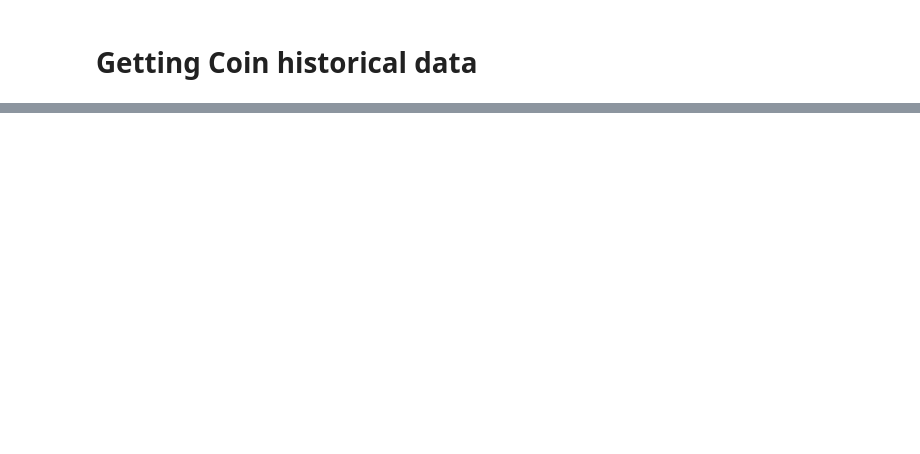
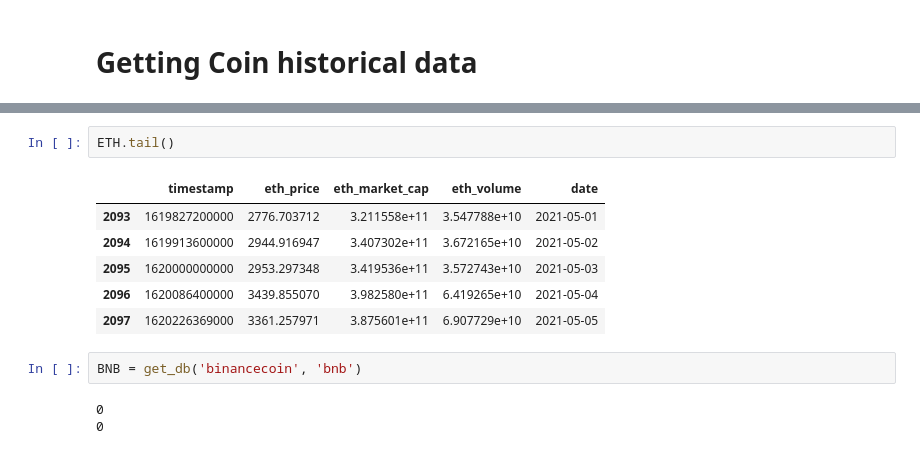
Before and after one commit to ecarlosfonseca/Crypto, a Jupyter notebook: API selection/[CoinGecko] EDA and API exploration.ipynb, the cells around one changed output, grey strips where cells are left out. Saved outputs shown, nothing was run; the diff lists cells and outputs as text; blank space fills up the shorter version.

```diff
--- a/API selection/[CoinGecko] EDA and API exploration.ipynb
+++ b/API selection/[CoinGecko] EDA and API exploration.ipynb
@@ -84,0 +133,14 @@ BTC.tail()
+# %%
+ETH.tail()
+# %% [output]
+|  | timestamp | eth_price | eth_market_cap | eth_volume | date |
+| 2093 | 1619827200000 | 2776.703712 | 3.211558e+11 | 3.547788e+10 | 2021-05-01 |
+| 2094 | 1619913600000 | 2944.916947 | 3.407302e+11 | 3.672165e+10 | 2021-05-02 |
+| 2095 | 1620000000000 | 2953.297348 | 3.419536e+11 | 3.572743e+10 | 2021-05-03 |
+| 2096 | 1620086400000 | 3439.855070 | 3.982580e+11 | 6.419265e+10 | 2021-05-04 |
+| 2097 | 1620226369000 | 3361.257971 | 3.875601e+11 | 6.907729e+10 | 2021-05-05 |
+# %%
+BNB = get_db('binancecoin', 'bnb')
+# %% [output]
+0
+0
```
Also changed, not shown: parts of 25 cells of this notebook, 2 other files.
